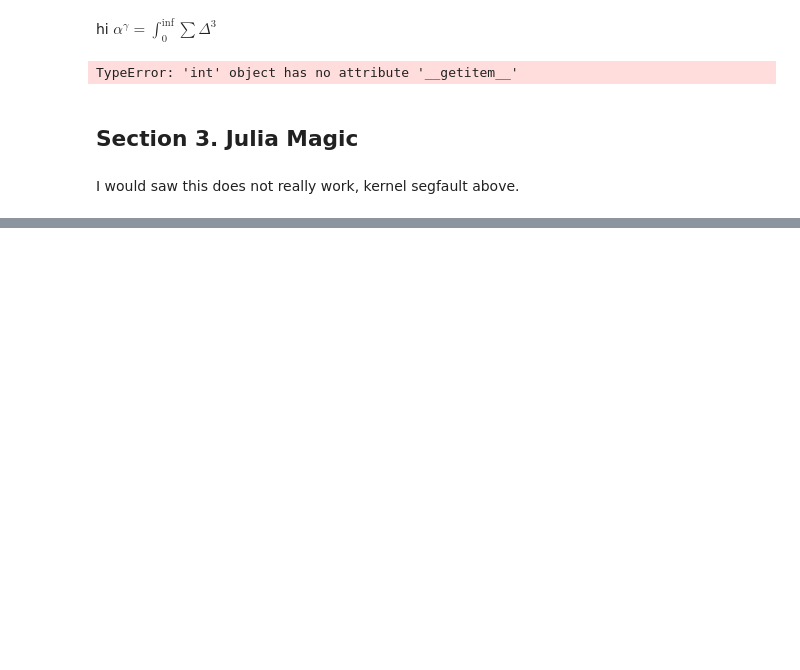
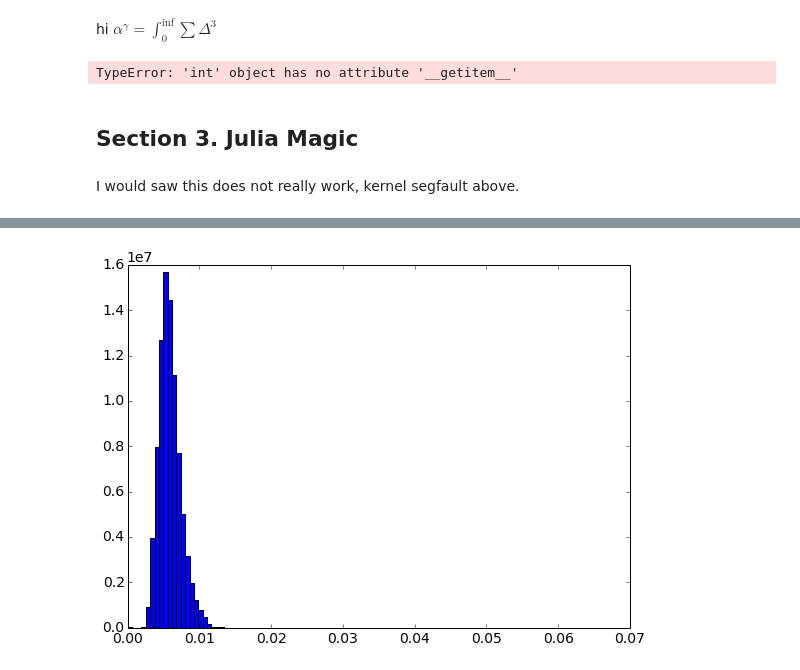
Before and after one commit to dnelson/temet, a Jupyter notebook: TestNB.ipynb, the cells around one changed output, grey strips where cells are left out. Drawn from its saved outputs; the diff is of its cells as text; code cells hidden in the pictures; blank space fills up the shorter version.

```diff
--- a/TestNB.ipynb
+++ b/TestNB.ipynb
@@ -67,0 +346,6 @@ I would saw this does not really work, kernel segfault above.
+# %%
+gas_mass=il.snapshot.loadSubset(basePath,135,'gas',fields=['Masses'])
+# %%
+plt.hist(gas_mass,bins=100);
+# %% [output]
+[figure, added]
```
Also changed, not shown: parts of 45 cells of this notebook, 34 other files.
